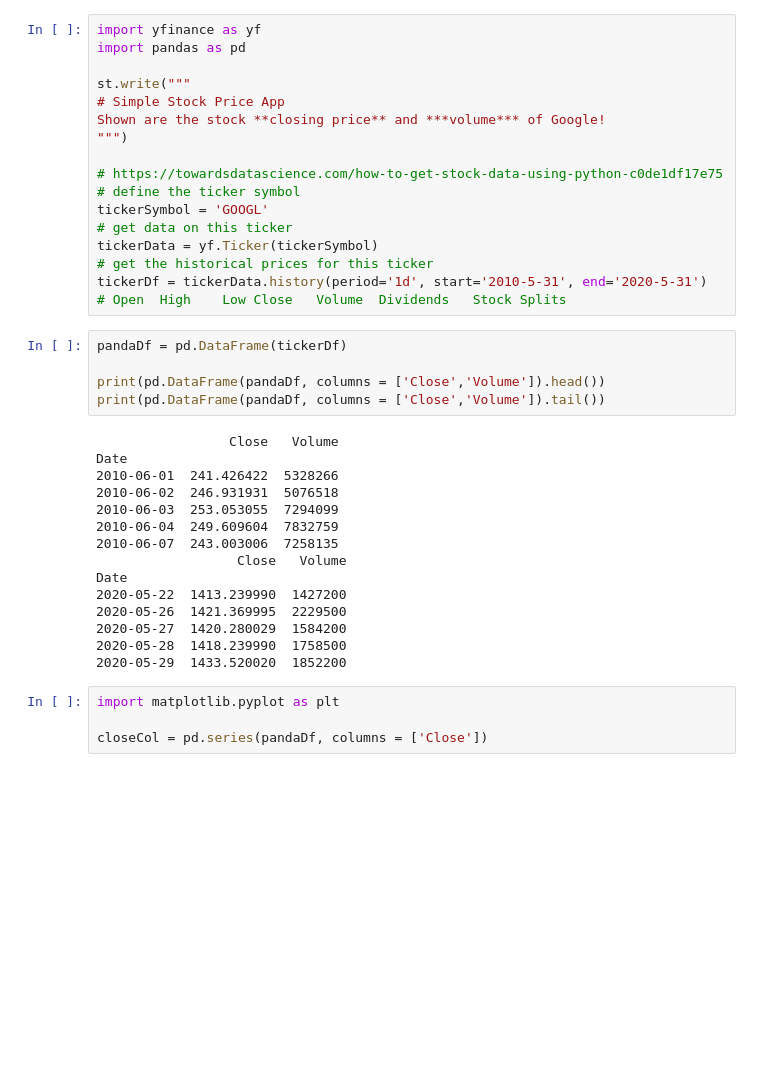
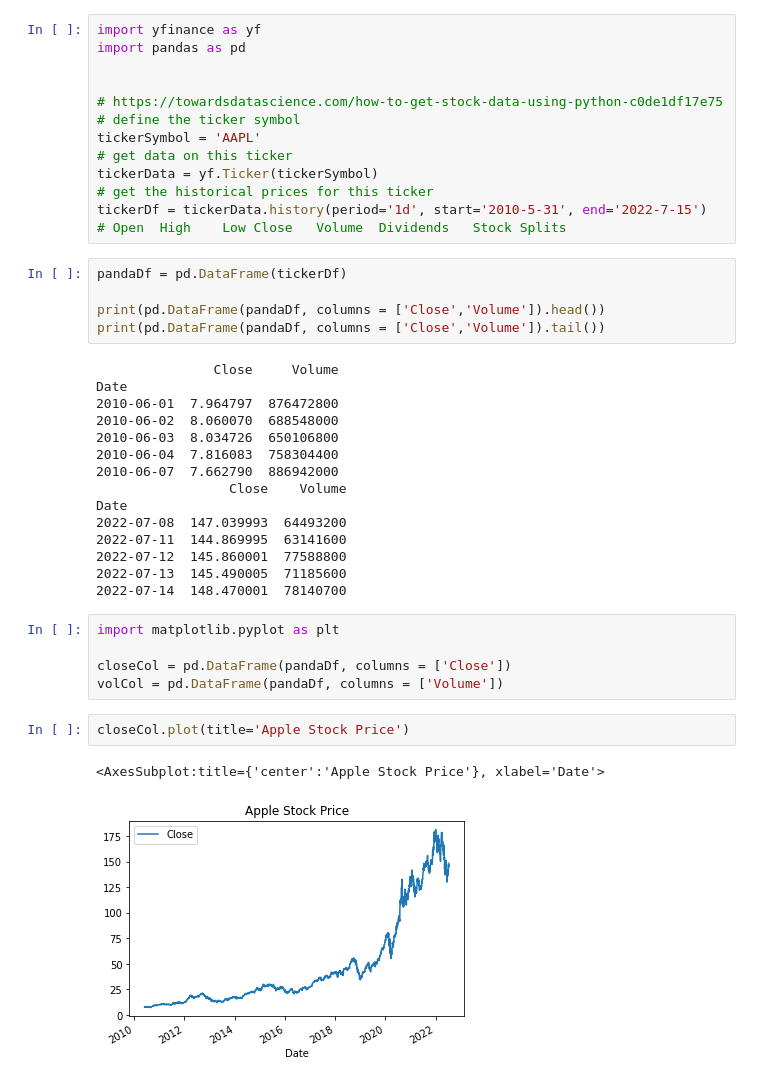
Before and after one commit to LovegreenV/jupyterNtbkTests, a Jupyter notebook: jupTest.ipynb, the cells around one changed output. Cells and saved outputs as stored; diff of their text form; blank space fills up the shorter version.

```diff
--- a/jupTest.ipynb
+++ b/jupTest.ipynb
@@ -2,18 +2,14 @@
 import yfinance as yf
 import pandas as pd
 
-st.write("""
-# Simple Stock Price App
-Shown are the stock **closing price** and ***volume*** of Google!
-""")
 
 # https://towardsdatascience.com/how-to-get-stock-data-using-python-c0de1df17e75
 # define the ticker symbol
-tickerSymbol = 'GOOGL'
+tickerSymbol = 'AAPL'
 # get data on this ticker
 tickerData = yf.Ticker(tickerSymbol)
 # get the historical prices for this ticker
-tickerDf = tickerData.history(period='1d', start='2010-5-31', end='2020-5-31')
+tickerDf = tickerData.history(period='1d', start='2010-5-31', end='2022-7-15')
 # Open	High	Low	Close	Volume	Dividends	Stock Splits
 # %%
 pandaDf = pd.DataFrame(tickerDf)
@@ -21,21 +17,27 @@ pandaDf = pd.DataFrame(tickerDf)
 print(pd.DataFrame(pandaDf, columns = ['Close','Volume']).head())
 print(pd.DataFrame(pandaDf, columns = ['Close','Volume']).tail())
 # %% [output]
-                 Close   Volume
+               Close     Volume
 Date
-2010-06-01  241.426422  5328266
-2010-06-02  246.931931  5076518
-2010-06-03  253.053055  7294099
-2010-06-04  249.609604  7832759
-2010-06-07  243.003006  7258135
-                  Close   Volume
+2010-06-01  7.964797  876472800
+2010-06-02  8.060070  688548000
+2010-06-03  8.034726  650106800
+2010-06-04  7.816083  758304400
+2010-06-07  7.662790  886942000
+                 Close    Volume
 Date
-2020-05-22  1413.239990  1427200
-2020-05-26  1421.369995  2229500
-2020-05-27  1420.280029  1584200
-2020-05-28  1418.239990  1758500
-2020-05-29  1433.520020  1852200
+2022-07-08  147.039993  64493200
+2022-07-11  144.869995  63141600
+2022-07-12  145.860001  77588800
+2022-07-13  145.490005  71185600
+2022-07-14  148.470001  78140700
 # %%
 import matplotlib.pyplot as plt
 
-closeCol = pd.series(pandaDf, columns = ['Close'])
+closeCol = pd.DataFrame(pandaDf, columns = ['Close'])
+volCol = pd.DataFrame(pandaDf, columns = ['Volume'])
+# %%
+closeCol.plot(title='Apple Stock Price')
+# %% [output]
+<AxesSubplot:title={'center':'Apple Stock Price'}, xlabel='Date'>
+[figure, added]
```
Also changed, not shown: parts of 1 cell of this notebook.
